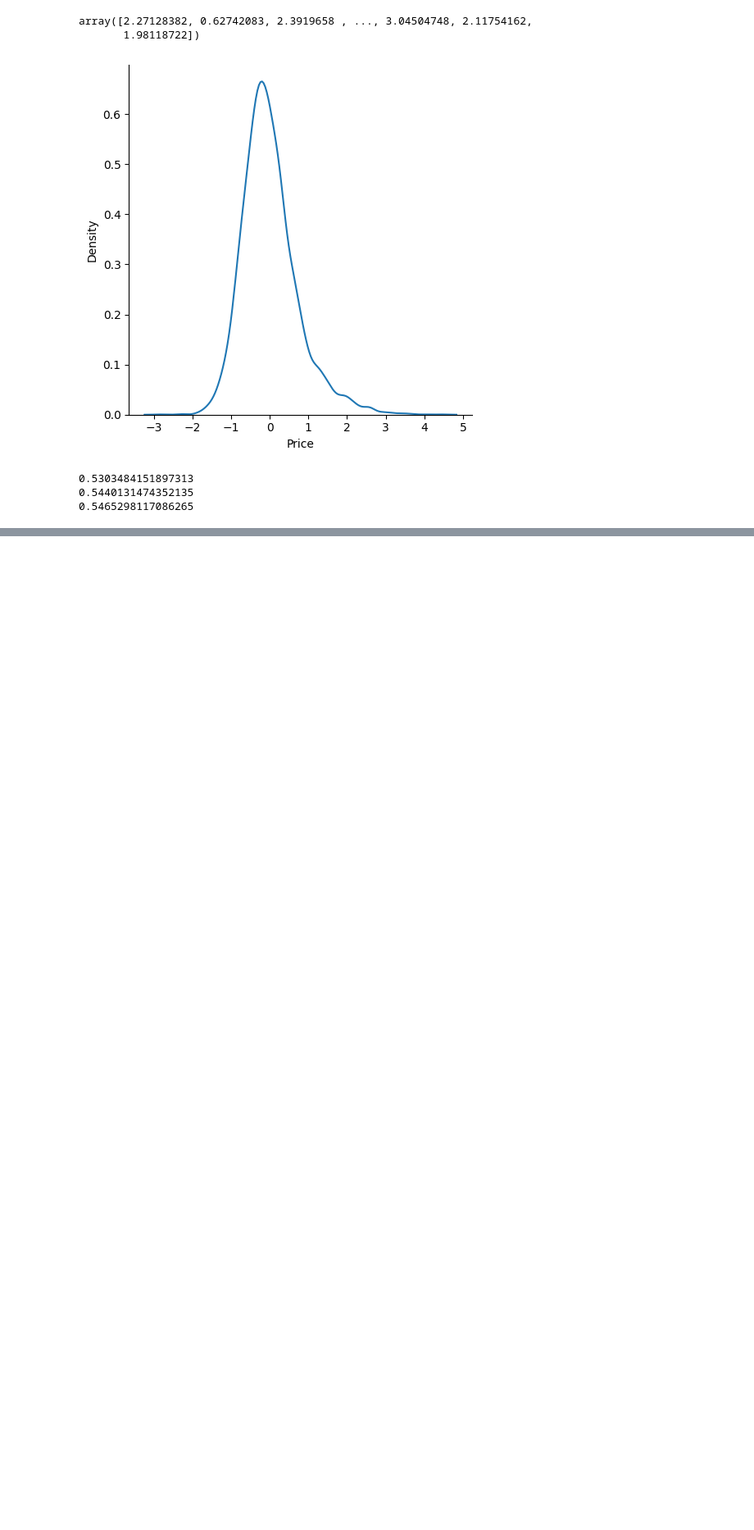
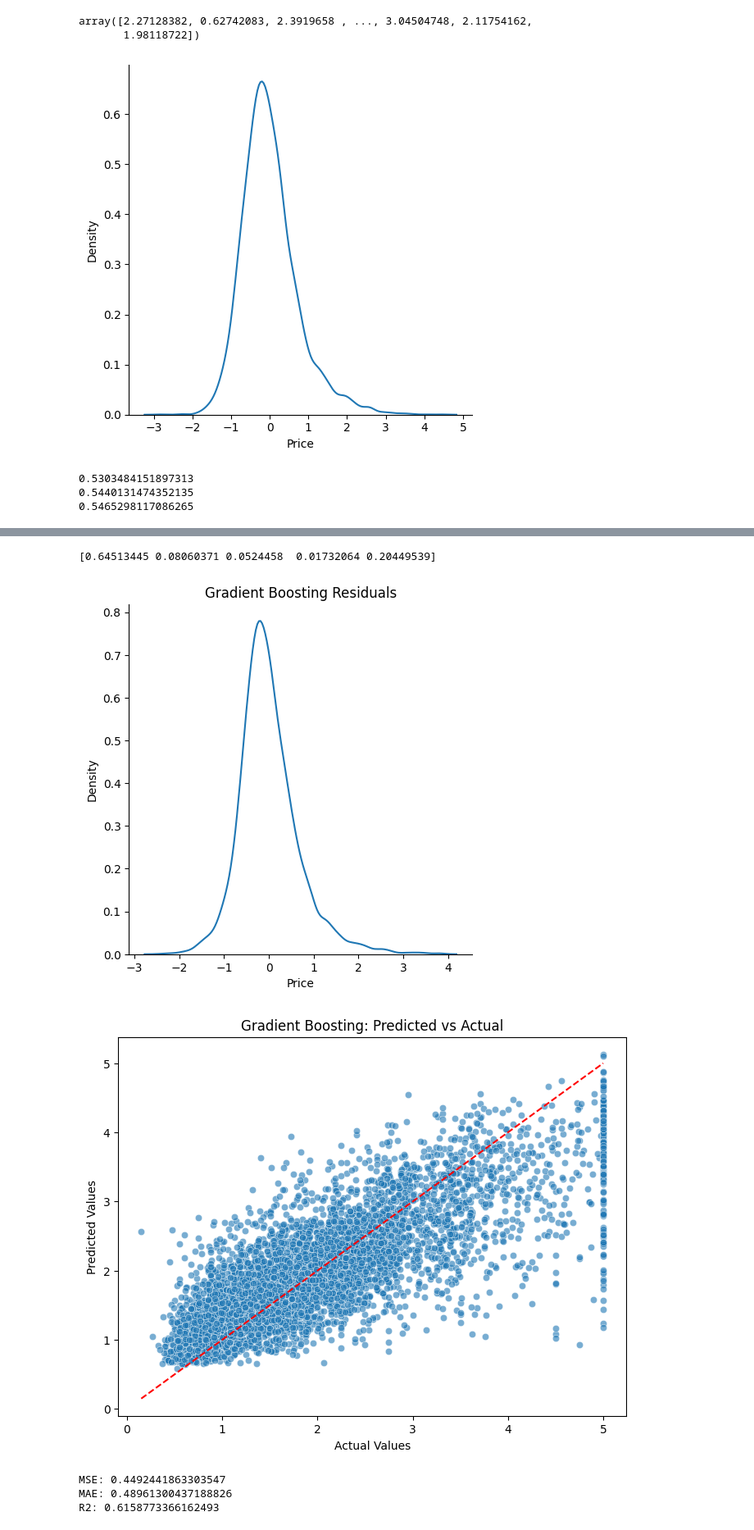
Before and after one commit to haricharnbytes/housing_marketing_analysis, a Jupyter notebook: california.ipynb, the cells around one changed output, grey strips where cells are left out. Shown at 82% size. Saved outputs shown, nothing was run; the diff lists cells and outputs as text; code cells hidden in the pictures; blank space fills up the shorter version.

```diff
--- a/california.ipynb
+++ b/california.ipynb
@@ -243,0 +287,34 @@ print(r2_score(y_test, reg_pred))
+# %%
+from sklearn.ensemble import GradientBoostingRegressor
+
+gb = GradientBoostingRegressor(
+    n_estimators=200,
+    learning_rate=0.05,
+    random_state=42
+)
+
+gb.fit(x_train_norm, y_train)
+
+print(gb.feature_importances_)
+
+gb_pred = gb.predict(x_test_norm)
+
+# Residuals
+residuals = y_test - gb_pred
+sns.displot(residuals, kind='kde')
+plt.title("Gradient Boosting Residuals")
+plt.show()
+
+# Predicted vs Actual
+plot_predicted_vs_actual(y_test, gb_pred, "Gradient Boosting: Predicted vs Actual")
+
+print("MSE:", mean_squared_error(y_test, gb_pred))
+print("MAE:", mean_absolute_error(y_test, gb_pred))
+print("R2:", r2_score(y_test, gb_pred))
+# %% [output]
+[0.64513445 0.08060371 0.0524458  0.01732064 0.20449539]
+[figure, added]
+[figure, added]
+MSE: 0.4492441863303547
+MAE: 0.48961300437188826
+R2: 0.6158773366162493
```
Also changed, not shown: parts of 3 cells of this notebook.
